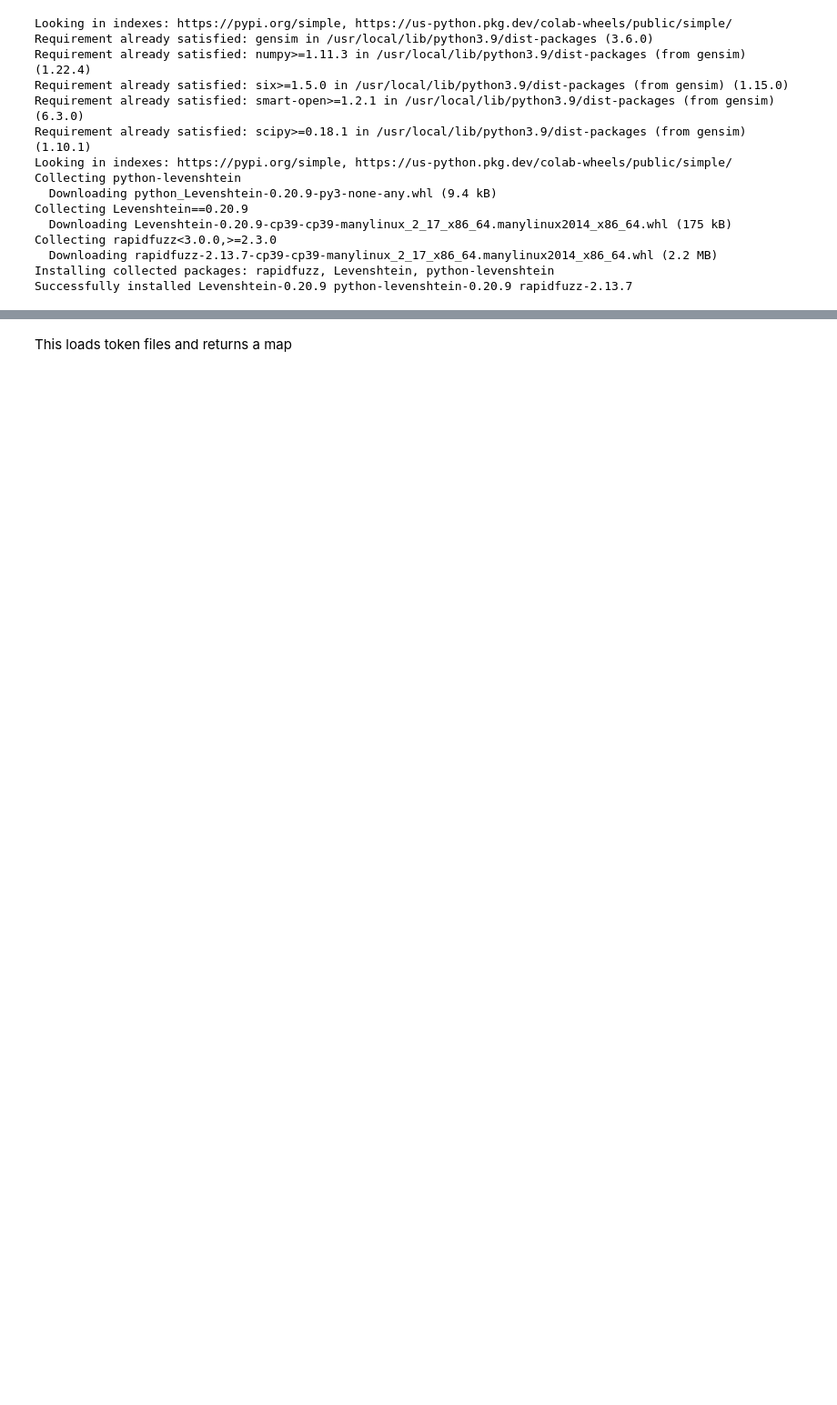
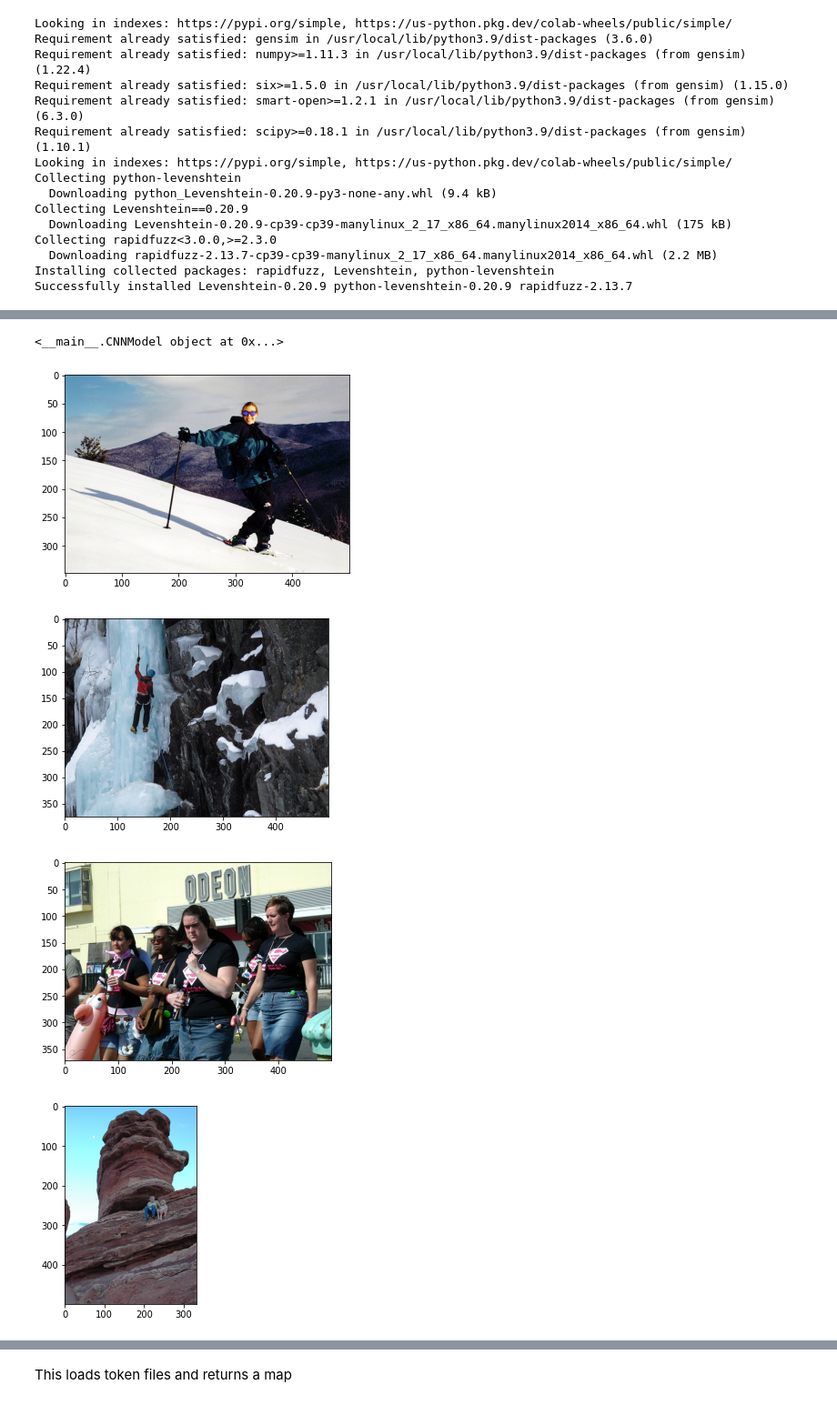
Before and after one commit to maverick98/Group4Capstone, a Jupyter notebook: image_caption_rnn.ipynb, the cells around one changed output, grey strips where cells are left out. Shown at 91% size. Saved outputs shown, nothing was run; the diff lists cells and outputs as text; code cells hidden in the pictures; blank space fills up the shorter version.

```diff
--- a/image_caption_rnn.ipynb
+++ b/image_caption_rnn.ipynb
@@ -179,0 +412,41 @@ for i in range(5):
+# %%
+image_path = "./data/images/Flicker8k_Dataset/"
+token_file='./data/texts/Flickr8k.token.txt'
+
+train_images_text_file='./data/texts/Flickr_8k.trainImages.txt'
+dev_images_text_file='./data/texts/Flickr_8k.devImages.txt'
+test_images_text_file='./data/texts/Flickr_8k.testImages.txt'
+descriptions_file='./descriptions.txt'
+data_limit=100
+
+encoded_train_images_pkl='./encoded_train_images.pkl'
+encoded_dev_images_pkl='./encoded_dev_images.pkl'
+encoded_test_images_pkl='./encoded_test_images.pkl'
+# %%
+cnn_model=CNNModel(image_path)
+# %%
+datasetInput=DatasetInput()
+datasetInput.set_cnn_model(cnn_model)\
+            .set_image_path(image_path)\
+            .set_token_file(token_file)\
+            .set_train_images_text_file(train_images_text_file)\
+            .set_dev_images_text_file(dev_images_text_file)\
+            .set_test_images_text_file(test_images_text_file)\
+            .set_descriptions_file(descriptions_file)\
+            .set_data_limit(data_limit)\
+            .set_encoded_train_images_pkl(encoded_train_images_pkl)\
+            .set_encoded_dev_images_pkl(encoded_dev_images_pkl)\
+            .set_encoded_test_images_pkl(encoded_test_images_pkl)
+print(datasetInput.cnn_model)
+# %% [output]
+<__main__.CNNModel object at 0x...>
+# %%
+imageCaptionDataset= ImageCaptionDataset(datasetInput)
+# %%
+
+imageCaptionDataset.show_random_images(6)
+# %% [output]
+[figure, added]
+[figure, added]
+[figure, added]
+[figure, added]
```
Also changed, not shown: parts of 84 cells of this notebook.
